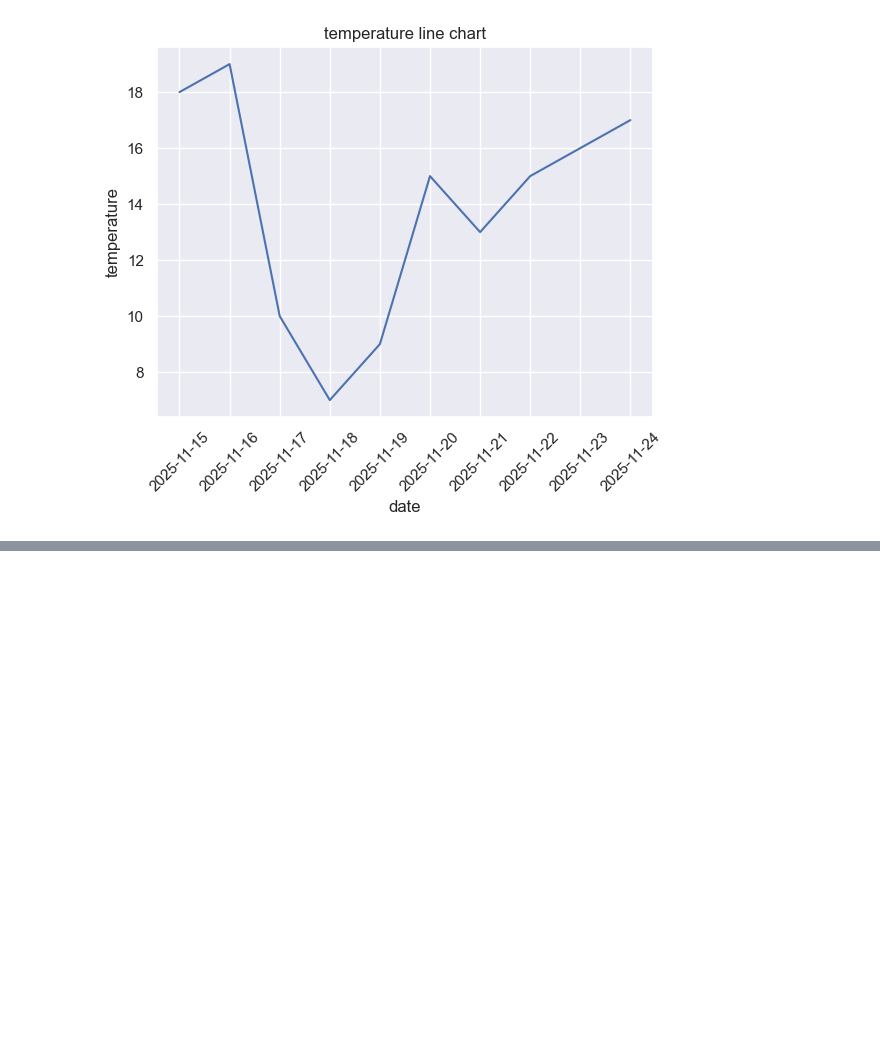
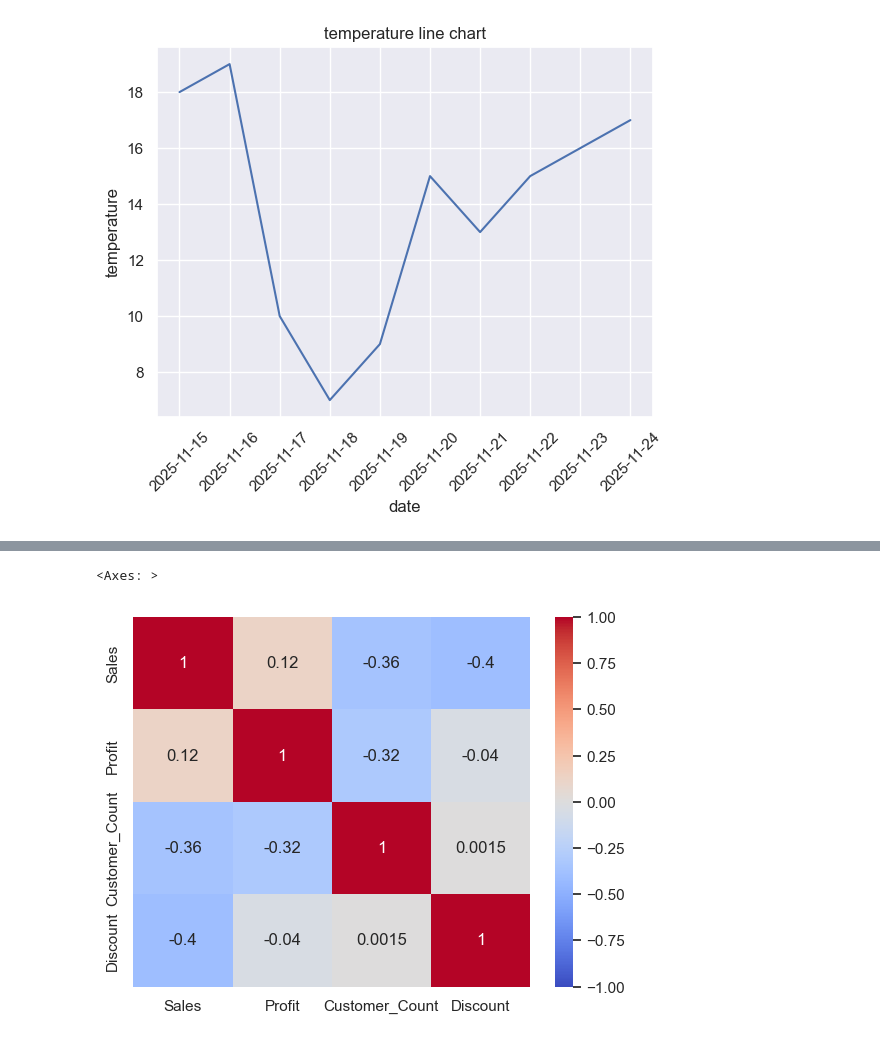
Before and after one commit to ParkChanNeul/DataAnalysis, a Jupyter notebook: pandas/9_data_visualization.ipynb, the cells around one changed output, grey strips where cells are left out. Cells and saved outputs as stored; diff of their text form; code cells hidden in the pictures; blank space fills up the shorter version.

```diff
--- a/pandas/9_data_visualization.ipynb
+++ b/pandas/9_data_visualization.ipynb
@@ -189,20 +188,25 @@ Error:
 # %%
 '''
     * 히트맵 (Heatmap)
         : 값의 크기를 색상으로 표현하는 2차원 그래프
         : 상관 관계를 시각화
 '''
 
 df_heat = pd.DataFrame({
     "Sales": np.random.randint(100,500,15),
     "Profit": np.random.randint(20,150,15),
     "Customer_Count": np.random.randint(20,200,15),
     "Discount": np.random.randint(0,50,15)
 })
 
 # * 컬럼 간 상관계수 계산 => corr()
-#   - 상관계수 : 두 변수 사이의 관계를 숫자로 나타낸것
+#   - 상관계수 : 두 변수 사이의 관계를 숫자로 나타낸 것
 #   - 값 범위 : -1 ~ 1 (1: 양의 상관, -1: 음의 상관, 0: 상관 없음)
 
 df_heat = df_heat.corr()
 # df_heat
+
+sns.heatmap(data=df_heat, cmap='coolwarm', vmin=-1, vmax=1, annot=True)
+# %% [output]
+<Axes: >
+[figure, added]
```
Also changed, not shown: parts of 1 cell of this notebook.
